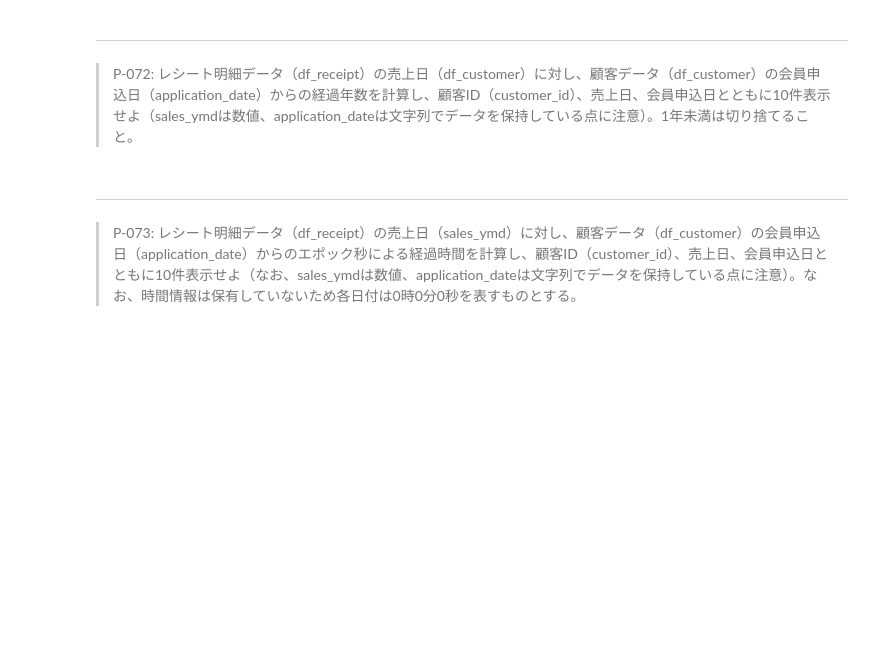
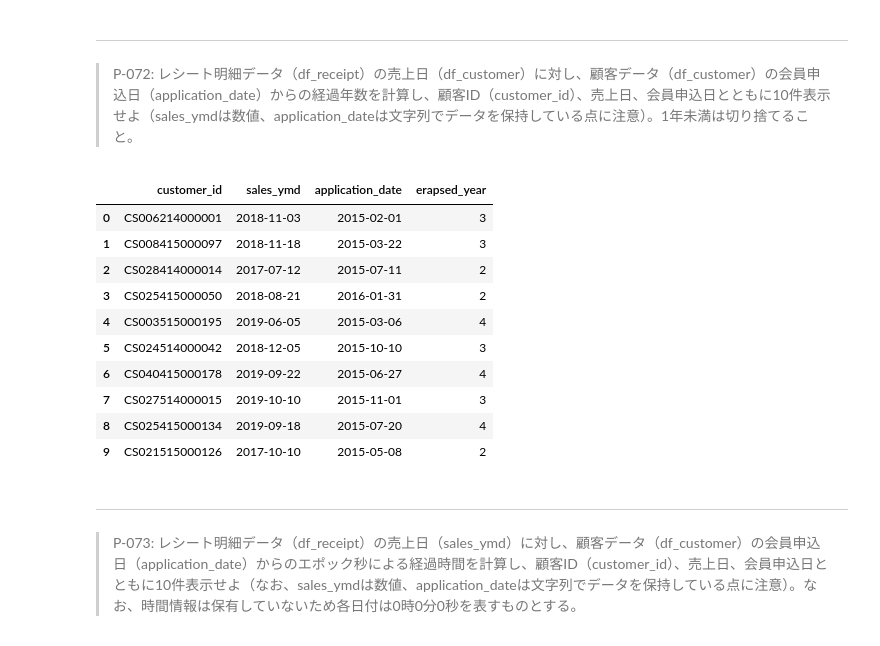
Before and after one commit to kayaba0721/ThinkStats2, a Jupyter notebook: docker/work/preprocess_knock_Python.ipynb, the cells around one changed output. Saved outputs shown, nothing was run; the diff lists cells and outputs as text; code cells hidden in the pictures; blank space fills up the shorter version.

```diff
--- a/docker/work/preprocess_knock_Python.ipynb
+++ b/docker/work/preprocess_knock_Python.ipynb
@@ -1830,6 +1843,29 @@ AttributeError: 'TimedeltaProperties' object has no attribute 'month'
 # %% [markdown]
 ---
 > P-072: レシート明細データ（df_receipt）の売上日（df_customer）に対し、顧客データ（df_customer）の会員申込日（application_date）からの経過年数を計算し、顧客ID（customer_id）、売上日、会員申込日とともに10件表示せよ（sales_ymdは数値、application_dateは文字列でデータを保持している点に注意）。1年未満は切り捨てること。
+# %%
+df_tmp = df_receipt[["customer_id","sales_ymd"]].drop_duplicates()
+
+df_tmp = pd.merge(df_tmp,df_customer[["customer_id","application_date"]],how ="inner",on="customer_id")
+
+df_tmp['application_date'] = pd.to_datetime(df_tmp["application_date"],format="%Y%m%d")
+df_tmp["sales_ymd"] = pd.to_datetime(df_tmp["sales_ymd"],format="%Y%m%d")
+
+df_tmp["erapsed_year"] = df_tmp[["sales_ymd","application_date"]].apply(lambda x: relativedelta(x[0],x[1]).years,axis =1)
+
+df_tmp.head(10)
+# %% [output]
+|  | customer_id | sales_ymd | application_date | erapsed_year |
+| 0 | CS006214000001 | 2018-11-03 | 2015-02-01 | 3 |
+| 1 | CS008415000097 | 2018-11-18 | 2015-03-22 | 3 |
+| 2 | CS028414000014 | 2017-07-12 | 2015-07-11 | 2 |
+| 3 | CS025415000050 | 2018-08-21 | 2016-01-31 | 2 |
+| 4 | CS003515000195 | 2019-06-05 | 2015-03-06 | 4 |
+| 5 | CS024514000042 | 2018-12-05 | 2015-10-10 | 3 |
+| 6 | CS040415000178 | 2019-09-22 | 2015-06-27 | 4 |
+| 7 | CS027514000015 | 2019-10-10 | 2015-11-01 | 3 |
+| 8 | CS025415000134 | 2019-09-18 | 2015-07-20 | 4 |
+| 9 | CS021515000126 | 2017-10-10 | 2015-05-08 | 2 |
 # %% [markdown]
 ---
 > P-073: レシート明細データ（df_receipt）の売上日（sales_ymd）に対し、顧客データ（df_customer）の会員申込日（application_date）からのエポック秒による経過時間を計算し、顧客ID（customer_id）、売上日、会員申込日とともに10件表示せよ（なお、sales_ymdは数値、application_dateは文字列でデータを保持している点に注意）。なお、時間情報は保有していないため各日付は0時0分0秒を表すものとする。
```
Also changed, not shown: parts of 11 cells of this notebook.
